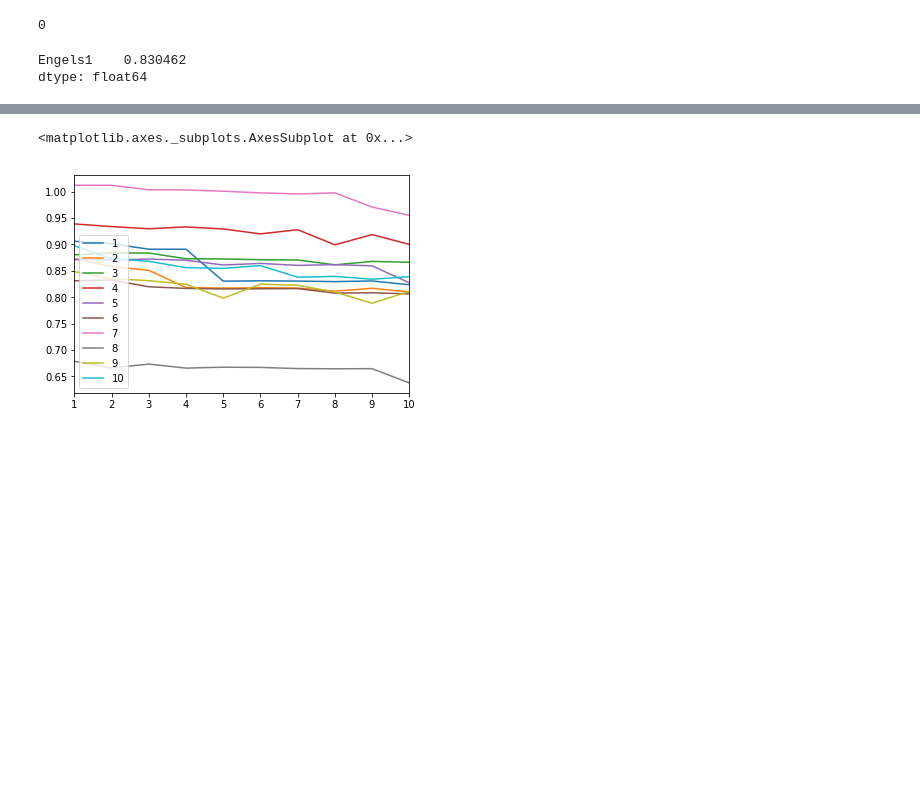
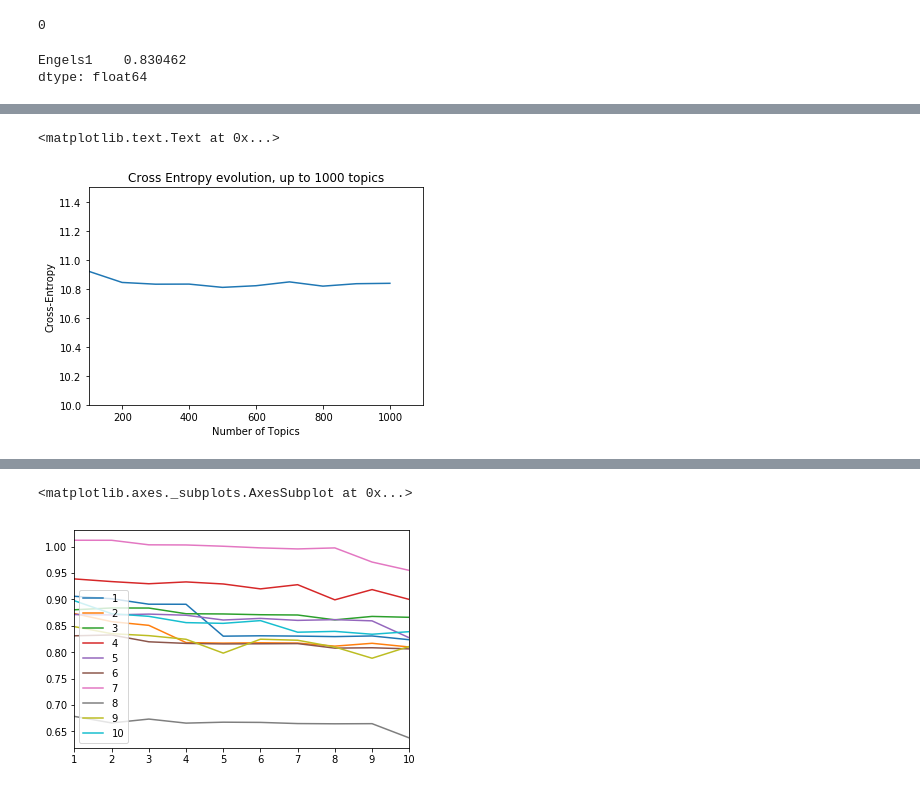
Before and after one commit to mikehalverson11/SeniorProject, a Jupyter notebook: Marxism.ipynb, the cells around one changed output, grey strips where cells are left out. Drawn from its saved outputs; the diff is of its cells as text; code cells hidden in the pictures; blank space fills up the shorter version.

```diff
--- a/Marxism.ipynb
+++ b/Marxism.ipynb
@@ -627,0 +720,12 @@ Engels2
+# %%
+#ax=plt.subplot(1,1,1)
+#storedlongterm=errors
+#test=pd.DataFrame(storedlongterm)
+#test.index=testtopics
+test.mean(axis=1).plot.line(ylim=[10,11.5])
+plt.ylabel("Cross-Entropy")
+plt.xlabel("Number of Topics")
+plt.title("Cross Entropy evolution, up to 1000 topics")
+# %% [output]
+<matplotlib.text.Text at 0x...>
+[figure, added]
```
Also changed, not shown: parts of 31 cells of this notebook.
